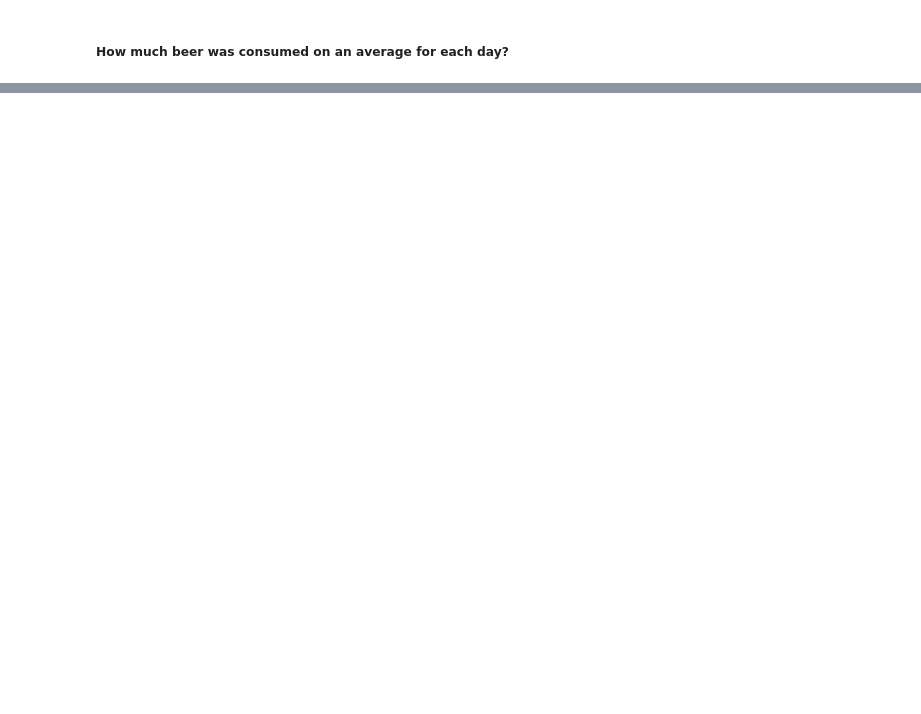
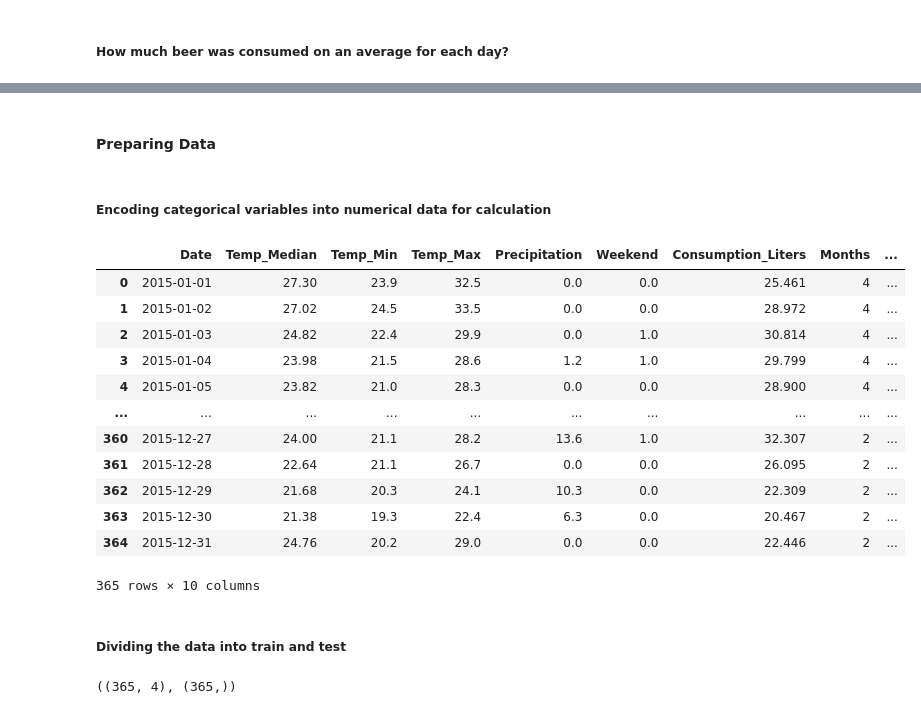
Before and after one commit to MarcelaMotta/consumo-cerveja, a Jupyter notebook: main.ipynb, the cells around one changed output, grey strips where cells are left out. Cells and saved outputs as stored; diff of their text form; code cells hidden in the pictures; blank space fills up the shorter version.

```diff
--- a/main.ipynb
+++ b/main.ipynb
@@ -131,0 +126,6 @@ nbformat.__version__
+# %%
+#Extracting day and month from the datetime object:
+
+df['Months'] = df['Date'].apply(lambda x: x.strftime('%B'))
+df['Day'] = df['Date'].apply(lambda x: x.strftime('%A'))
+df.head()
@@ -131,0 +178,17 @@ nbformat.__version__
+# %%
+seasons_map = {
+    'January': 'Summer',
+    'February': 'Summer',
+    'March': 'Summer',
+    'April': 'Autumn',
+    'May': 'Autumn',
+    'June': 'Winter',
+    'July': 'Winter',
+    'August': 'Winter',
+    'September': 'Winter',
+    'October': 'Spring',
+    'November': 'Spring',
+    'December': 'Summer'
+}
+
+df['Season'] = df['Months'].apply(lambda x: seasons_map[x])
@@ -131,0 +233,28 @@ nbformat.__version__
+# %% [markdown]
+#### Preparing Data
+# %% [markdown]
+##### Encoding categorical variables into numerical data for calculation
+# %%
+label_encoder = LabelEncoder()
+
+df['Months'] = label_encoder.fit_transform(df['Months'])
+df['Day'] = label_encoder.fit_transform(df['Day'])
+df['Season'] = label_encoder.fit_transform(df['Season'])
+# %%
+df
+# %% [output]
+|  | Date | Temp_Median | Temp_Min | Temp_Max | Precipitation | Weekend | Consumption_Liters | Months | ... |
+| 0 | 2015-01-01 | 27.30 | 23.9 | 32.5 | 0.0 | 0.0 | 25.461 | 4 | ... |
+| 1 | 2015-01-02 | 27.02 | 24.5 | 33.5 | 0.0 | 0.0 | 28.972 | 4 | ... |
+| 2 | 2015-01-03 | 24.82 | 22.4 | 29.9 | 0.0 | 1.0 | 30.814 | 4 | ... |
+| 3 | 2015-01-04 | 23.98 | 21.5 | 28.6 | 1.2 | 1.0 | 29.799 | 4 | ... |
+| 4 | 2015-01-05 | 23.82 | 21.0 | 28.3 | 0.0 | 0.0 | 28.900 | 4 | ... |
+| ... | ... | ... | ... | ... | ... | ... | ... | ... | ... |
+| 360 | 2015-12-27 | 24.00 | 21.1 | 28.2 | 13.6 | 1.0 | 32.307 | 2 | ... |
+| 361 | 2015-12-28 | 22.64 | 21.1 | 26.7 | 0.0 | 0.0 | 26.095 | 2 | ... |
+| 362 | 2015-12-29 | 21.68 | 20.3 | 24.1 | 10.3 | 0.0 | 22.309 | 2 | ... |
+| 363 | 2015-12-30 | 21.38 | 19.3 | 22.4 | 6.3 | 0.0 | 20.467 | 2 | ... |
+| 364 | 2015-12-31 | 24.76 | 20.2 | 29.0 | 0.0 | 0.0 | 22.446 | 2 | ... |
+365 rows × 10 columns
+# %% [markdown]
+##### Dividing the data into train and test
@@ -131,0 +263,4 @@ nbformat.__version__
+# %%
+X.shape, y.shape
+# %% [output]
+((365, 4), (365,))
```
Also changed, not shown: parts of 16 cells of this notebook.
